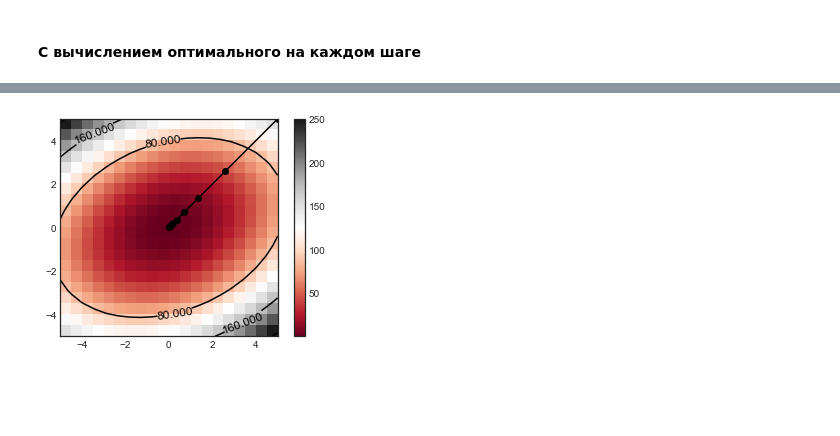
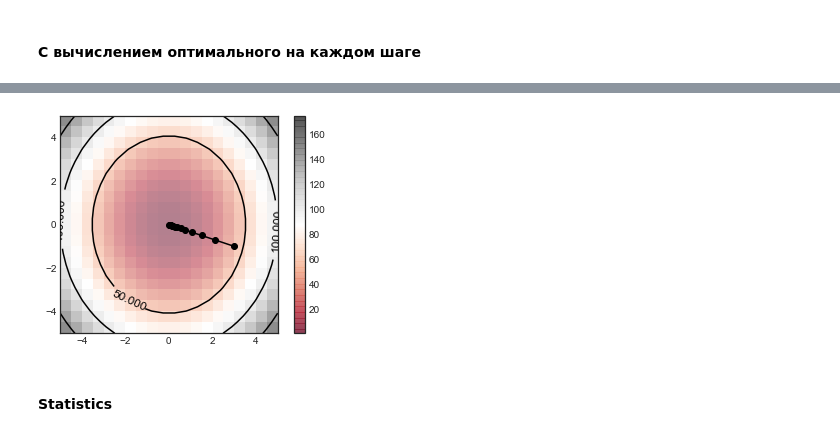
Before and after one commit to TayaPenskaya/ITMO_MO, a Jupyter notebook: lab1.ipynb, the cells around one changed output, grey strips where cells are left out. Cells and saved outputs as stored; diff of their text form; code cells hidden in the pictures; blank space fills up the shorter version.

```diff
--- a/lab1.ipynb
+++ b/lab1.ipynb
@@ -100,7 +114,7 @@ def draw_countors_plot_with_gradient_steps(Q, grad_coords):
     contours = plt.contour(X, Y, Z, 3, colors='black')
     plt.clabel(contours, inline=True, fontsize=12)
     plt.imshow(Z, extent=[x_min, x_max, y_min, y_max], origin='lower',
-               cmap='RdGy')
+               cmap='RdGy', alpha=0.5)
     plt.colorbar();
 
     gx, gy = zip(*grad_coords)
@@ -315,7 +328,7 @@ def gradient_descent(f, df, optimizer, x, eps):
     niters = 0
     while (abs(df(x)) > eps):
         phi = lambda lr: f(x - lr*df(x))
-        optimal_lr, iters, fcomp = optimizer(phi, 0, 1, True, eps)
+        optimal_lr, iters, fcomp = optimizer(phi, 0, 1, False, eps)
         x -= optimal_lr * df(x)
         step += 1
         fcomps += fcomp
@@ -422,7 +465,7 @@ draw_countors_plot_with_gradient_steps(matrices[0], grad_coords)
 # %% [markdown]
 #### С вычислением оптимального на каждом шаге
 # %%
-def quadratic_gradient_descent_with_optimizer(Q: np.ndarray, x, optimizer, eps):
+def quadratic_gradient_descent_with_optimizer(Q: np.ndarray, x, eps, optimizer=fib_search):
     step = 0
 
     eigs = get_eigenvalues(Q)
@@ -432,17 +475,17 @@ def quadratic_gradient_descent_with_optimizer(Q: np.ndarray, x, optimizer, eps):
 
     grad_xs = []
     grad_xs.append(list(x))
-    while (np.linalg.norm(Q @ x) > eps):
+    while (np.linalg.norm(Q * x) > eps):
         phi = lambda lr: np.linalg.norm(np.eye(len(Q)) - lr*Q)
 #         optimal_lr, iters, fcomp = optimizer(phi, 0, 2/max_eig, True, eps)
-        optimal_lr, iters, fcomp = optimizer(phi, 0.1, 5, True, eps)
-        x -= phi(optimal_lr)*x
+        optimal_lr, iters, fcomp = optimizer(phi, 0.1, 5, False, eps)
+        x -= phi(optimal_lr)*np.array(x)
         step += 1
         grad_xs.append(list(x))
 
     return x, step, grad_xs, c
 # %%
-res, steps, grad_coords, cond = quadratic_gradient_descent_with_optimizer(matrices[0], np.array([5., 5.]), fib_search, 0.1)
+res, steps, grad_coords, cond = quadratic_gradient_descent_with_optimizer(tt_matrices[0], tt_xs_start[0], 0.1)
 
 print_grad_res(res, steps, grad_coords, cond)
 # %% [output]
@@ -466,4 +496,6 @@ Condition number:  2.0938363213560542
 # %%
-draw_countors_plot_with_gradient_steps(matrices[0], grad_coords)
+draw_countors_plot_with_gradient_steps(tt_matrices[0], grad_coords)
 # %% [output]
-[figure, old version]
+[figure, new version]
+# %% [markdown]
+#### Statistics
```
Also changed, not shown: parts of 17 cells of this notebook.
